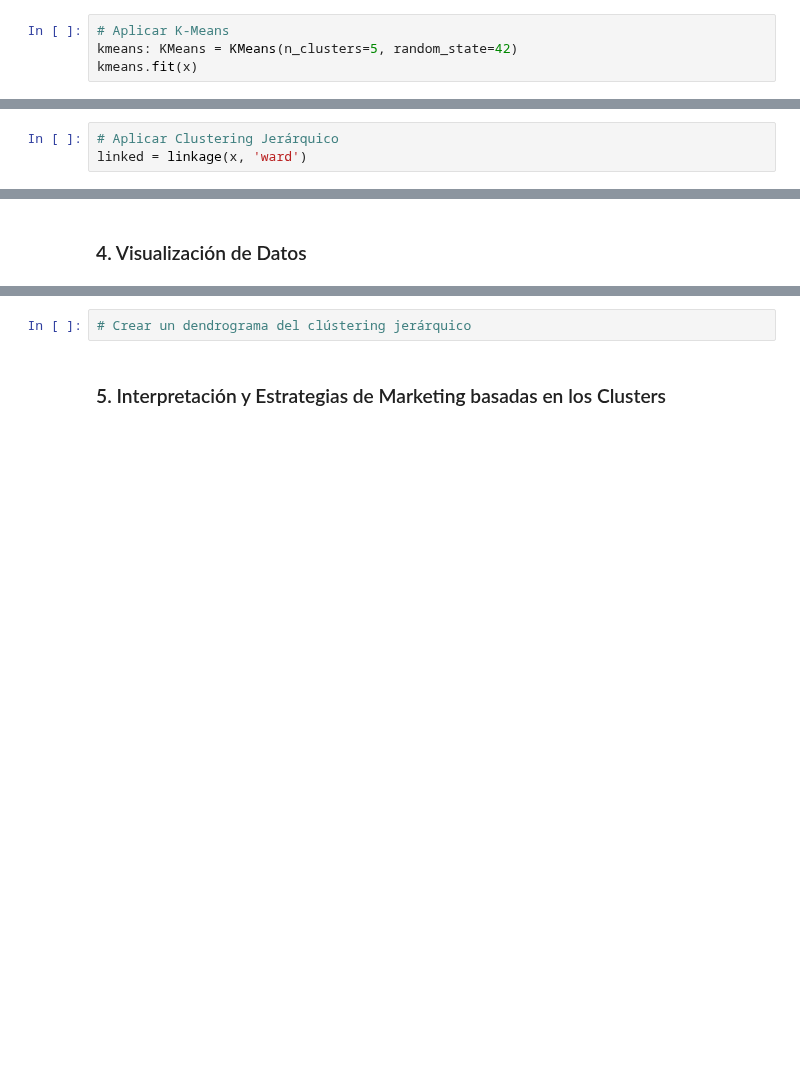
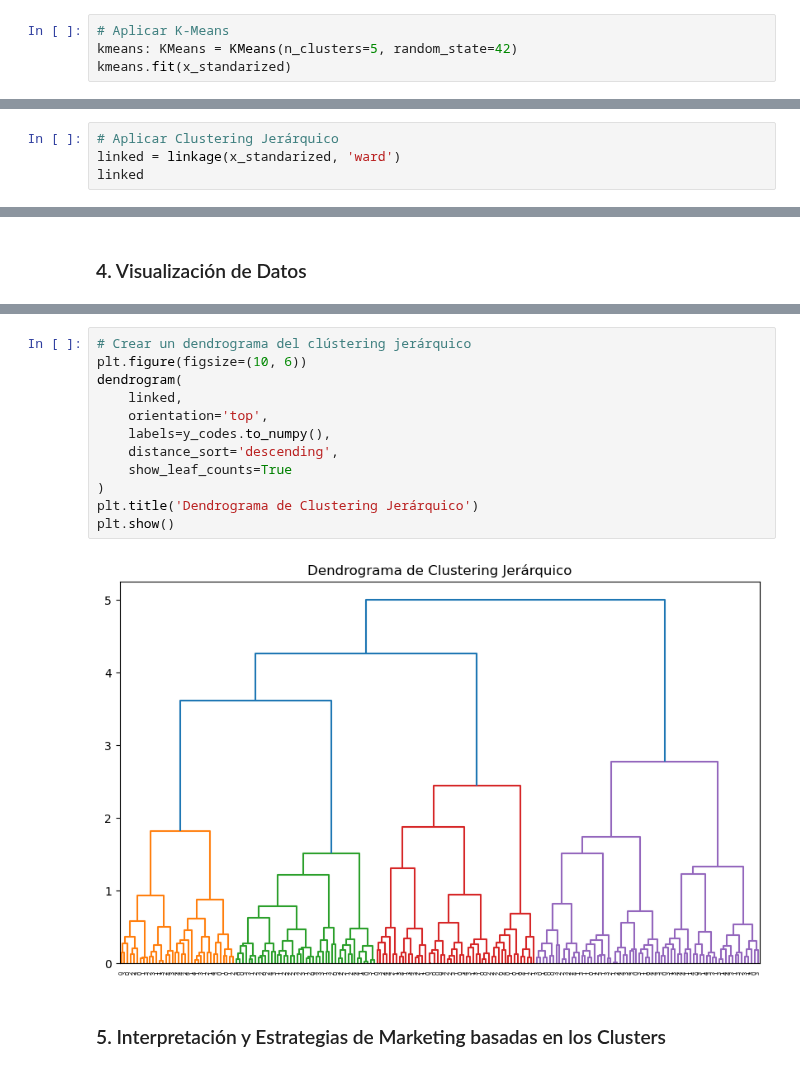
Before and after one commit to frgonzalezb/Udemy_Python_Total_DS_ML, a Jupyter notebook: 12_Machine_Learning_II/Proyecto/Proyecto del Día 12 - Análisis y Clasificación de Clientes.ipynb, the cells around one changed output, grey strips where cells are left out. Drawn from its saved outputs; the diff is of its cells as text; blank space fills up the shorter version.

```diff
--- a/12_Machine_Learning_II/Proyecto/Proyecto del Día 12 - Análisis y Clasificación de Clientes.ipynb
+++ b/12_Machine_Learning_II/Proyecto/Proyecto del Día 12 - Análisis y Clasificación de Clientes.ipynb
@@ -188,9 +227,10 @@ array([[-0.18987698, -0.25216788],
 # %%
 # Aplicar K-Means
 kmeans: KMeans = KMeans(n_clusters=5, random_state=42)
-kmeans.fit(x)
+kmeans.fit(x_standarized)
 # %% [output]
 KMeans(n_clusters=5, random_state=42)
 # %%
 # Aplicar Clustering Jerárquico
-linked = linkage(x, 'ward')
+linked = linkage(x_standarized, 'ward')
+linked
@@ -201,5 +280,17 @@ linked = linkage(x, 'ward')
 # %%
 # Crear un dendrograma del clústering jerárquico
+plt.figure(figsize=(10, 6))
+dendrogram(
+    linked,
+    orientation='top',
+    labels=y_codes.to_numpy(),
+    distance_sort='descending',
+    show_leaf_counts=True
+)
+plt.title('Dendrograma de Clustering Jerárquico')
+plt.show()
+# %% [output]
+[figure, added]
 # %% [markdown]
 ### 5. Interpretación y Estrategias de Marketing basadas en los Clusters
 # %%
```
Also changed, not shown: parts of 12 cells of this notebook.
